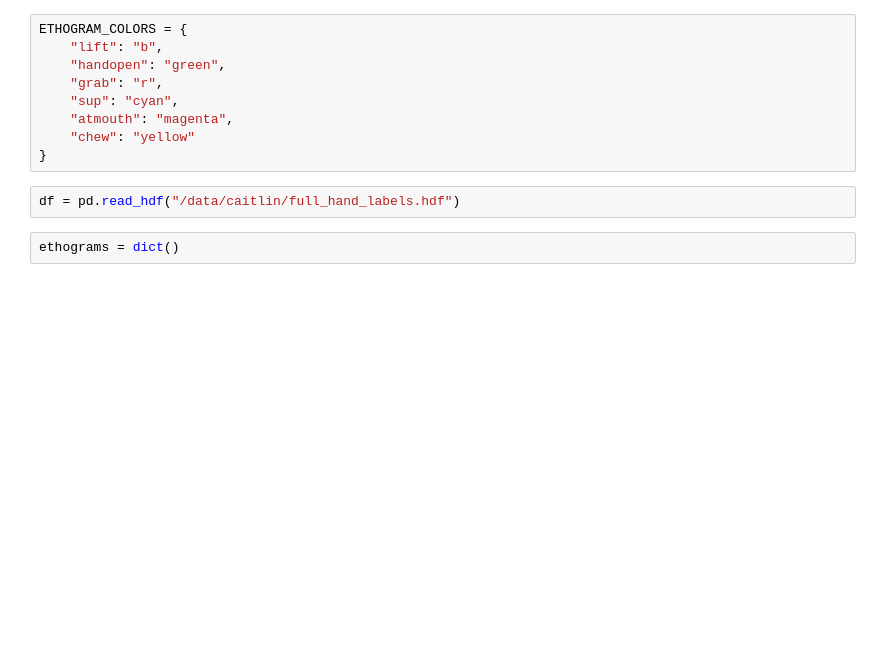
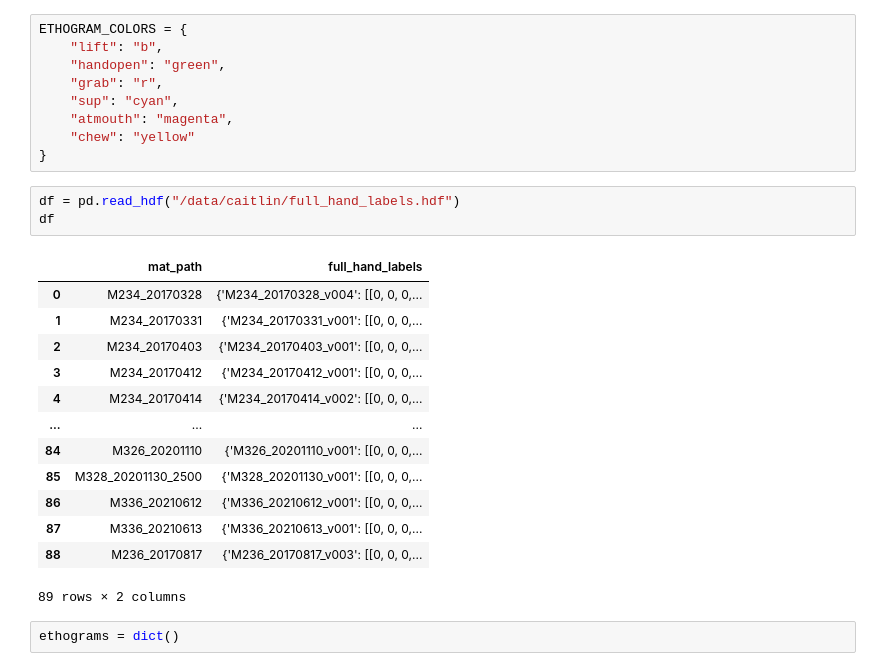
Before and after one commit to hantman-lab/animal-soup, a Jupyter notebook: notebooks/curate_data/viz_ground.ipynb, the cells around one changed output. Cells and saved outputs as stored; diff of their text form; blank space fills up the shorter version.

```diff
--- a/notebooks/curate_data/viz_ground.ipynb
+++ b/notebooks/curate_data/viz_ground.ipynb
@@ -25,6 +26,21 @@ ETHOGRAM_COLORS = {
 }
 # %%
 df = pd.read_hdf("/data/caitlin/full_hand_labels.hdf")
+df
+# %% [output]
+|  | mat_path | full_hand_labels |
+| 0 | M234_20170328 | {'M234_20170328_v004': [[0, 0, 0,... |
+| 1 | M234_20170331 | {'M234_20170331_v001': [[0, 0, 0,... |
+| 2 | M234_20170403 | {'M234_20170403_v001': [[0, 0, 0,... |
+| 3 | M234_20170412 | {'M234_20170412_v001': [[0, 0, 0,... |
+| 4 | M234_20170414 | {'M234_20170414_v002': [[0, 0, 0,... |
+| ... | ... | ... |
+| 84 | M326_20201110 | {'M326_20201110_v001': [[0, 0, 0,... |
+| 85 | M328_20201130_2500 | {'M328_20201130_v001': [[0, 0, 0,... |
+| 86 | M336_20210612 | {'M336_20210612_v001': [[0, 0, 0,... |
+| 87 | M336_20210613 | {'M336_20210613_v001': [[0, 0, 0,... |
+| 88 | M236_20170817 | {'M236_20170817_v003': [[0, 0, 0,... |
+89 rows × 2 columns
 # %%
 ethograms = dict()
 # %%
```
Also changed, not shown: parts of 5 cells of this notebook, 6 other files.
